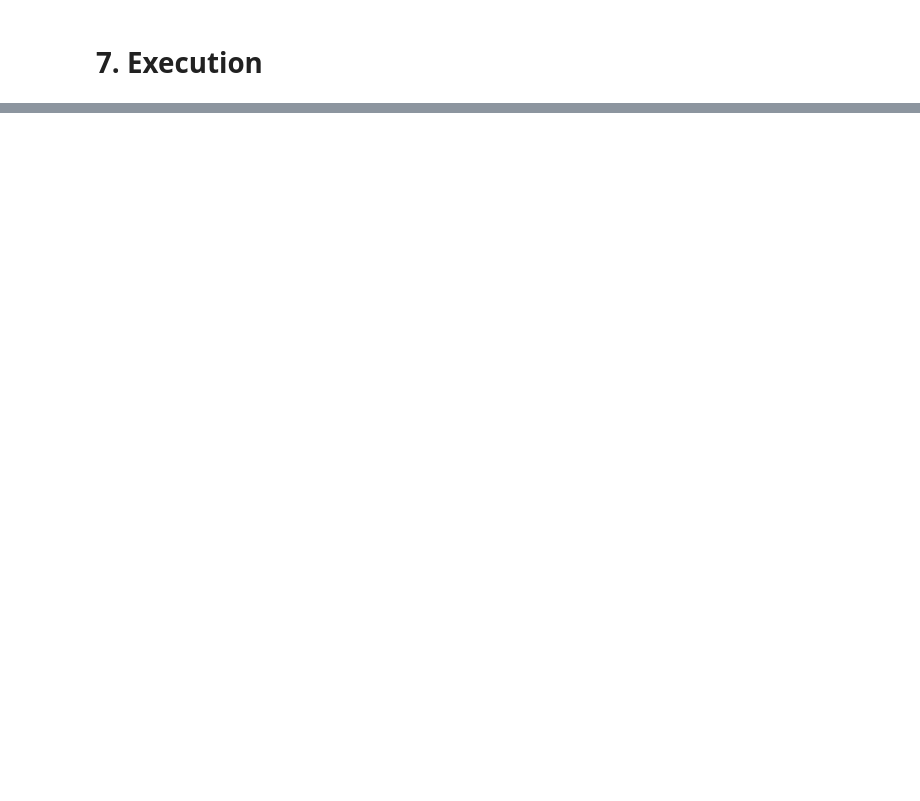
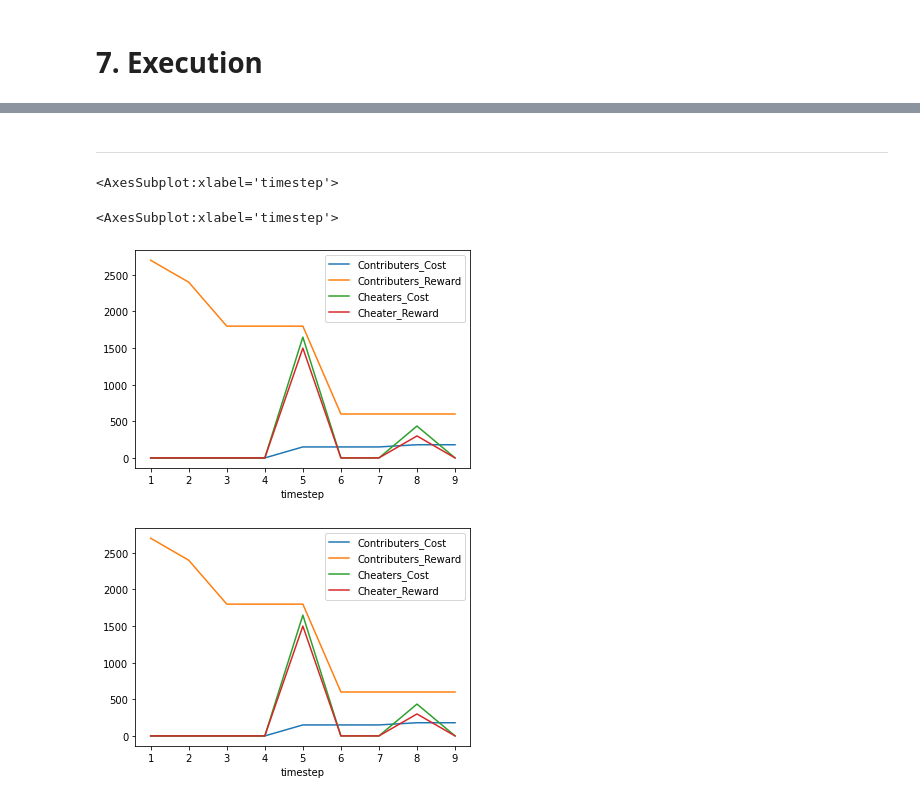
Before and after one commit to hudlerr/tmp, a Jupyter notebook: version_2/rosca_v2.ipynb, the cells around one changed output, grey strips where cells are left out. Saved outputs shown, nothing was run; the diff lists cells and outputs as text; code cells hidden in the pictures; blank space fills up the shorter version.

```diff
--- a/version_2/rosca_v2.ipynb
+++ b/version_2/rosca_v2.ipynb
@@ -548,0 +531,12 @@ result.head(20)
+# %% [markdown]
+-----
+# %%
+df.iloc[1:10].plot('timestep', ['Contributers_Cost',
+             'Contributers_Reward',
+             'Cheaters_Cost',
+             'Cheater_Reward'])
+# %% [output]
+<AxesSubplot:xlabel='timestep'>
+<AxesSubplot:xlabel='timestep'>
+[figure, added]
+[figure, added]
```
Also changed, not shown: parts of 56 cells of this notebook, 21 other files.
